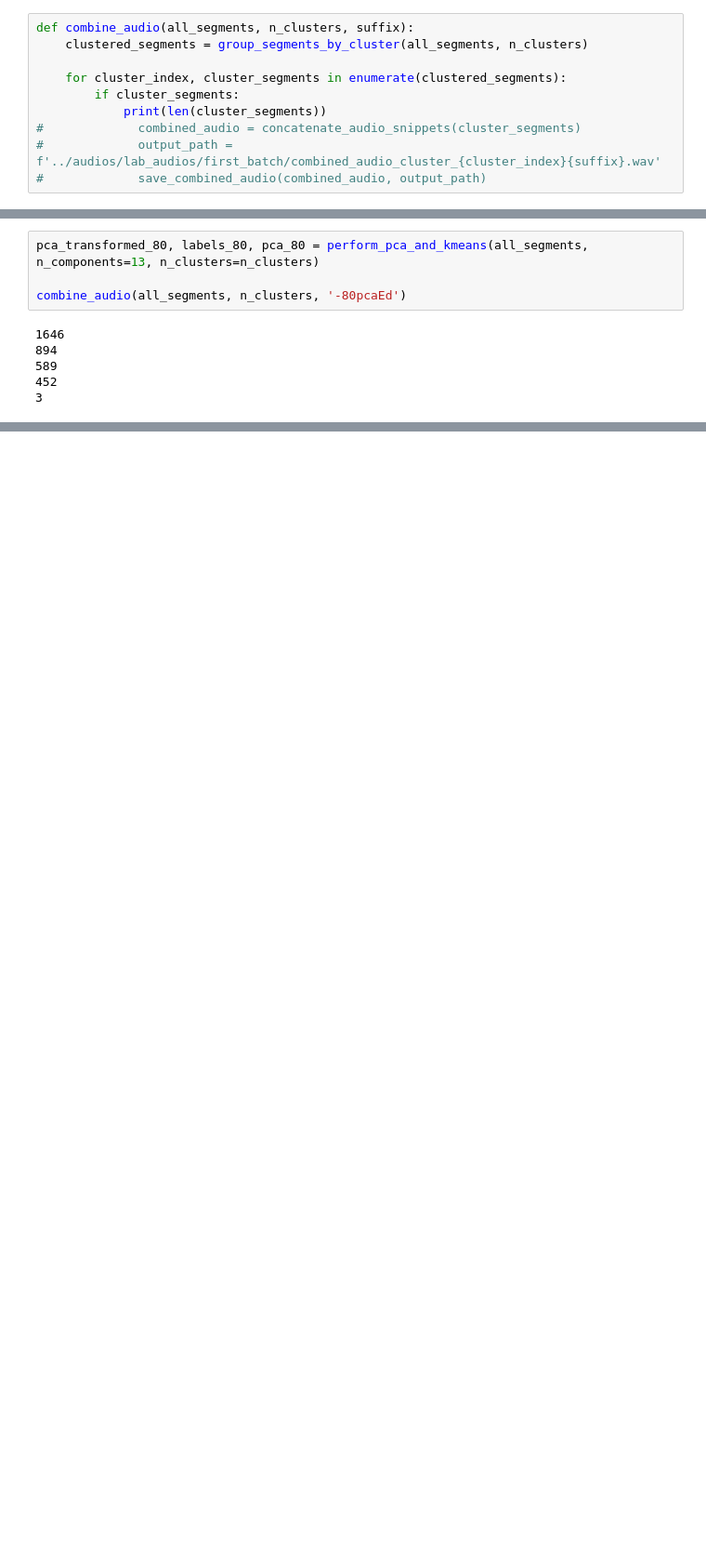
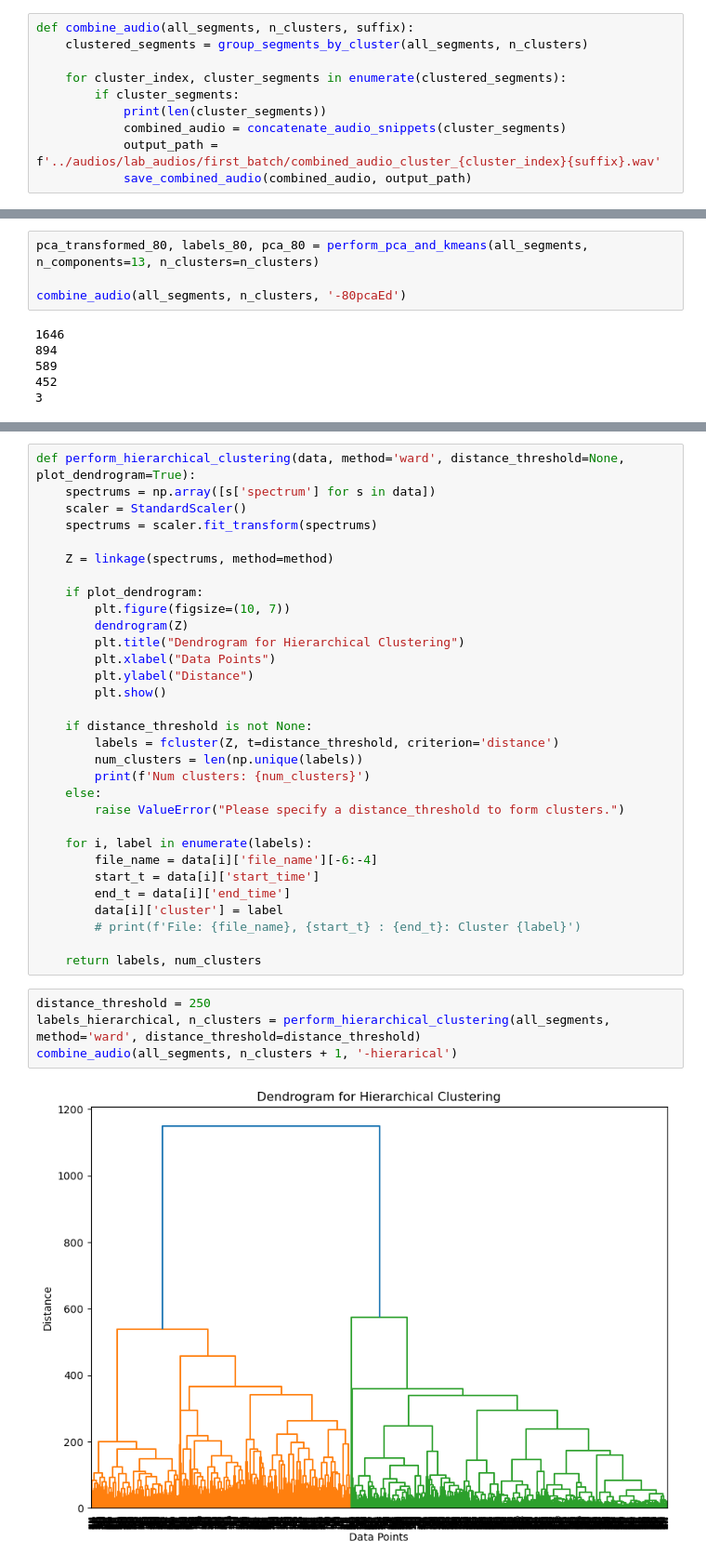
Before and after one commit to drkrs919/owlVocalization, a Jupyter notebook: scripts/frequencyAnalysis.ipynb, the cells around one changed output, grey strips where cells are left out. Shown at 93% size. Saved outputs shown, nothing was run; the diff lists cells and outputs as text; blank space fills up the shorter version.

Commit message:
experimenting with different clustering

```diff
--- a/scripts/frequencyAnalysis.ipynb
+++ b/scripts/frequencyAnalysis.ipynb
@@ -416,9 +417,9 @@ def combine_audio(all_segments, n_clusters, suffix):
     for cluster_index, cluster_segments in enumerate(clustered_segments):
         if cluster_segments:
             print(len(cluster_segments))
-#             combined_audio = concatenate_audio_snippets(cluster_segments)
-#             output_path = f'../audios/lab_audios/first_batch/combined_audio_cluster_{cluster_index}{suffix}.wav'
-#             save_combined_audio(combined_audio, output_path)
+            combined_audio = concatenate_audio_snippets(cluster_segments)
+            output_path = f'../audios/lab_audios/first_batch/combined_audio_cluster_{cluster_index}{suffix}.wav'
+            save_combined_audio(combined_audio, output_path)
 # %%
 combine_audio(all_segments, n_clusters, suffix='')
 # %% [output]
@@ -597,0 +641,37 @@ Unique to full (0): []
+# %%
+def perform_hierarchical_clustering(data, method='ward', distance_threshold=None, plot_dendrogram=True):
+    spectrums = np.array([s['spectrum'] for s in data])
+    scaler = StandardScaler()
+    spectrums = scaler.fit_transform(spectrums)
+
+    Z = linkage(spectrums, method=method)
+
+    if plot_dendrogram:
+        plt.figure(figsize=(10, 7))
+        dendrogram(Z)
+        plt.title("Dendrogram for Hierarchical Clustering")
+        plt.xlabel("Data Points")
+        plt.ylabel("Distance")
+        plt.show()
+
+    if distance_threshold is not None:
+        labels = fcluster(Z, t=distance_threshold, criterion='distance')
+        num_clusters = len(np.unique(labels))
+        print(f'Num clusters: {num_clusters}')
+    else:
+        raise ValueError("Please specify a distance_threshold to form clusters.")
+
+    for i, label in enumerate(labels):
+        file_name = data[i]['file_name'][-6:-4]
+        start_t = data[i]['start_time']
+        end_t = data[i]['end_time']
+        data[i]['cluster'] = label
+        # print(f'File: {file_name}, {start_t} : {end_t}: Cluster {label}')
+
+    return labels, num_clusters
+# %%
+distance_threshold = 250
+labels_hierarchical, n_clusters = perform_hierarchical_clustering(all_segments, method='ward', distance_threshold=distance_threshold)
+combine_audio(all_segments, n_clusters + 1, '-hierarical')
+# %% [output]
+[figure, added]
```
Also changed, not shown: parts of 10 cells of this notebook.
